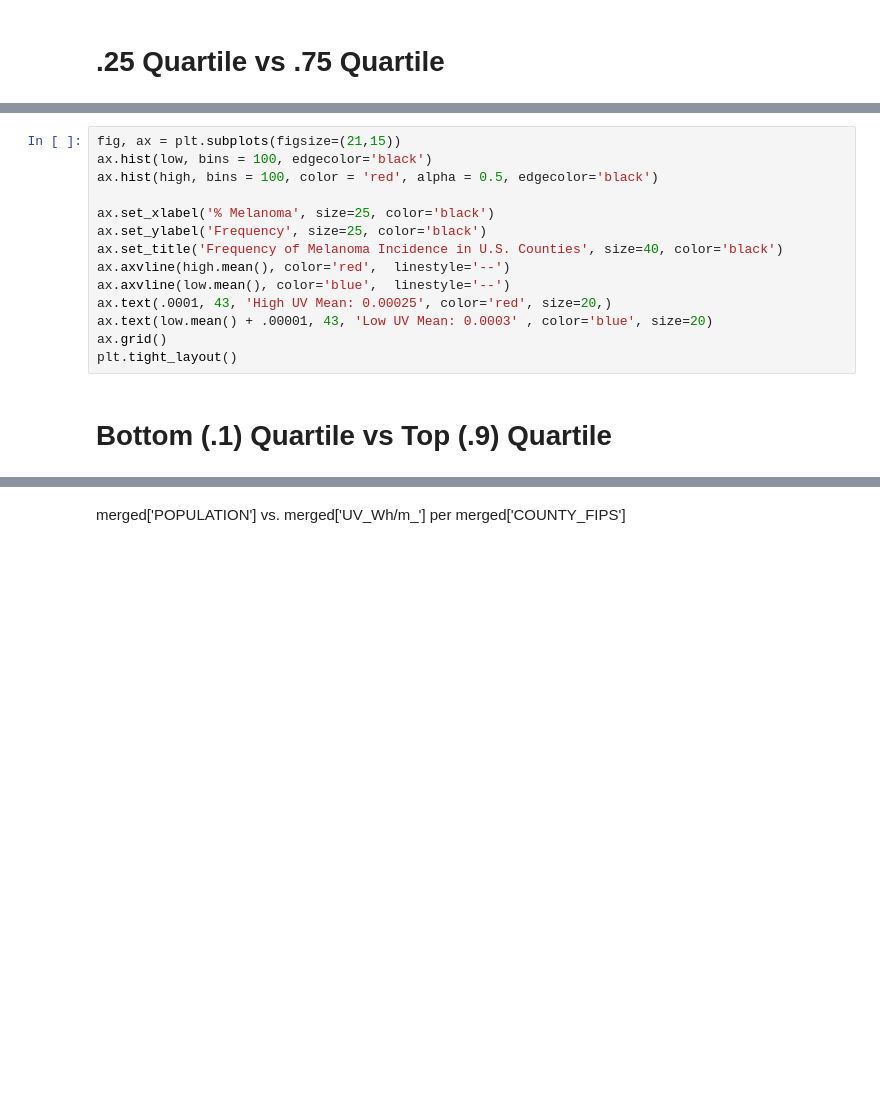
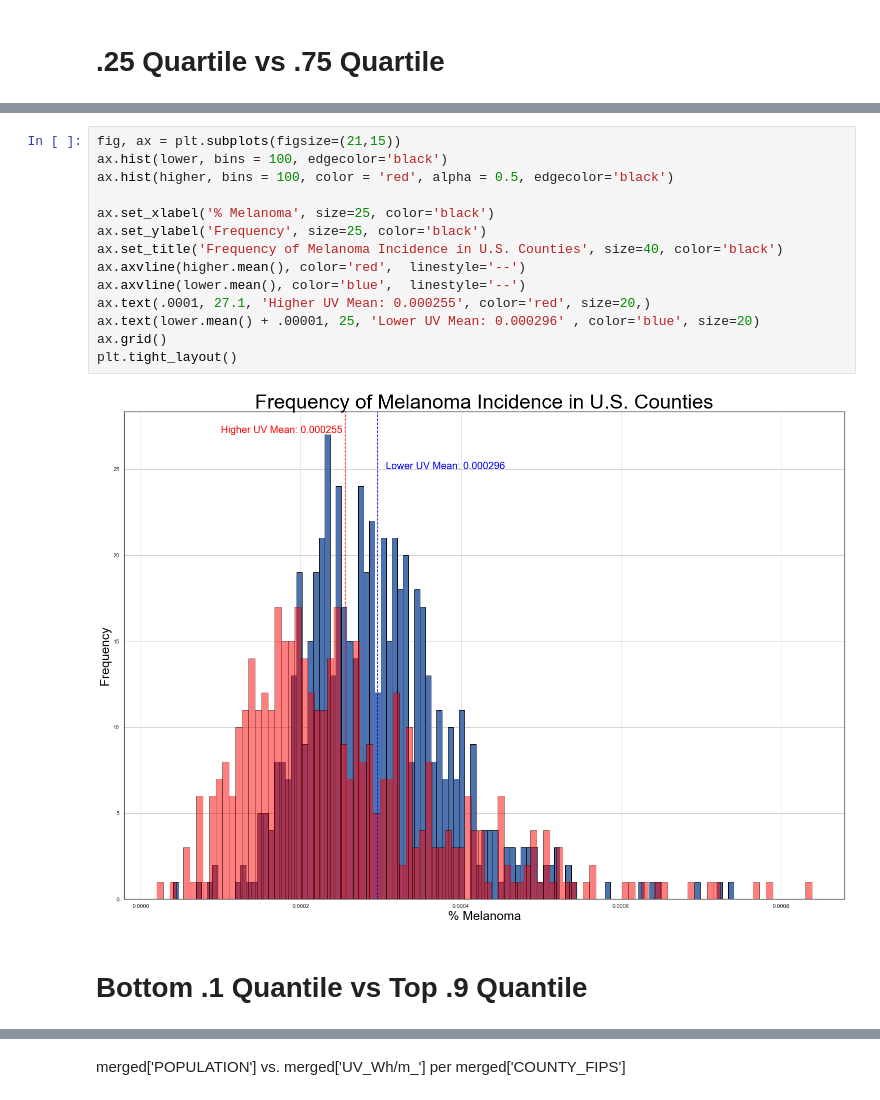
Before and after one commit to bitchin-ginger/U.S._CANCER_ANALYSIS, a Jupyter notebook: U.S. Cancer Statistics.ipynb, the cells around one changed output, grey strips where cells are left out. Saved outputs shown, nothing was run; the diff lists cells and outputs as text; blank space fills up the shorter version.

```diff
--- a/U.S. Cancer Statistics.ipynb
+++ b/U.S. Cancer Statistics.ipynb
@@ -391,16 +258,18 @@ Ttest_indResult(statistic=-9.056779333702856, pvalue=3.3232227532348115e-19)
 # %%
 fig, ax = plt.subplots(figsize=(21,15))
-ax.hist(low, bins = 100, edgecolor='black')
-ax.hist(high, bins = 100, color = 'red', alpha = 0.5, edgecolor='black')
+ax.hist(lower, bins = 100, edgecolor='black')
+ax.hist(higher, bins = 100, color = 'red', alpha = 0.5, edgecolor='black')
 
 ax.set_xlabel('% Melanoma', size=25, color='black')
 ax.set_ylabel('Frequency', size=25, color='black')
 ax.set_title('Frequency of Melanoma Incidence in U.S. Counties', size=40, color='black')
-ax.axvline(high.mean(), color='red',  linestyle='--')
-ax.axvline(low.mean(), color='blue',  linestyle='--')
-ax.text(.0001, 43, 'High UV Mean: 0.00025', color='red', size=20,)
-ax.text(low.mean() + .00001, 43, 'Low UV Mean: 0.0003' , color='blue', size=20)
+ax.axvline(higher.mean(), color='red',  linestyle='--')
+ax.axvline(lower.mean(), color='blue',  linestyle='--')
+ax.text(.0001, 27.1, 'Higher UV Mean: 0.000255', color='red', size=20,)
+ax.text(lower.mean() + .00001, 25, 'Lower UV Mean: 0.000296' , color='blue', size=20)
 ax.grid()
 plt.tight_layout()
+# %% [output]
+[figure, added]
 # %% [markdown]
-# Bottom (.1) Quartile vs Top (.9) Quartile
+# Bottom .1 Quantile vs Top .9 Quantile
```
Also changed, not shown: parts of 43 cells of this notebook.
